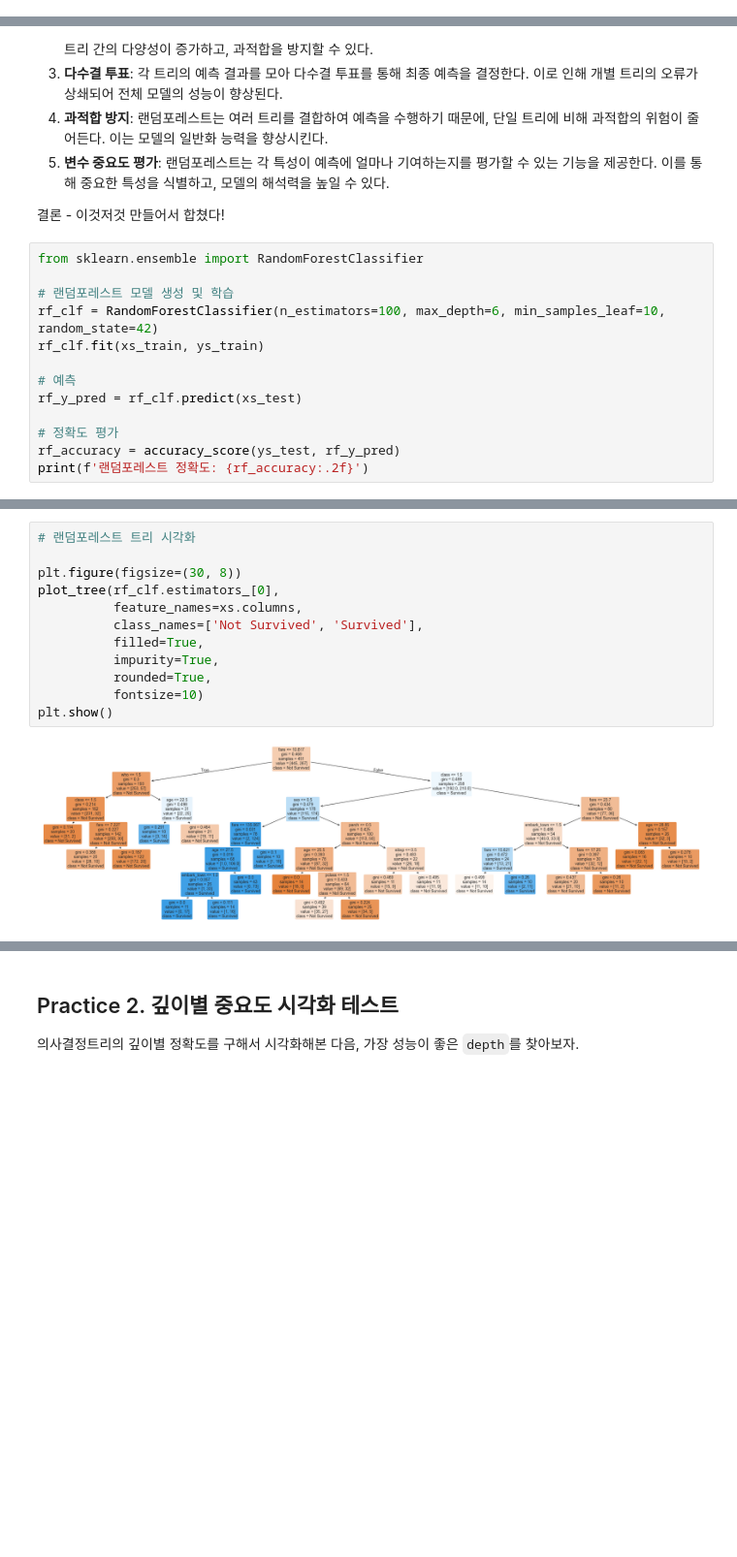
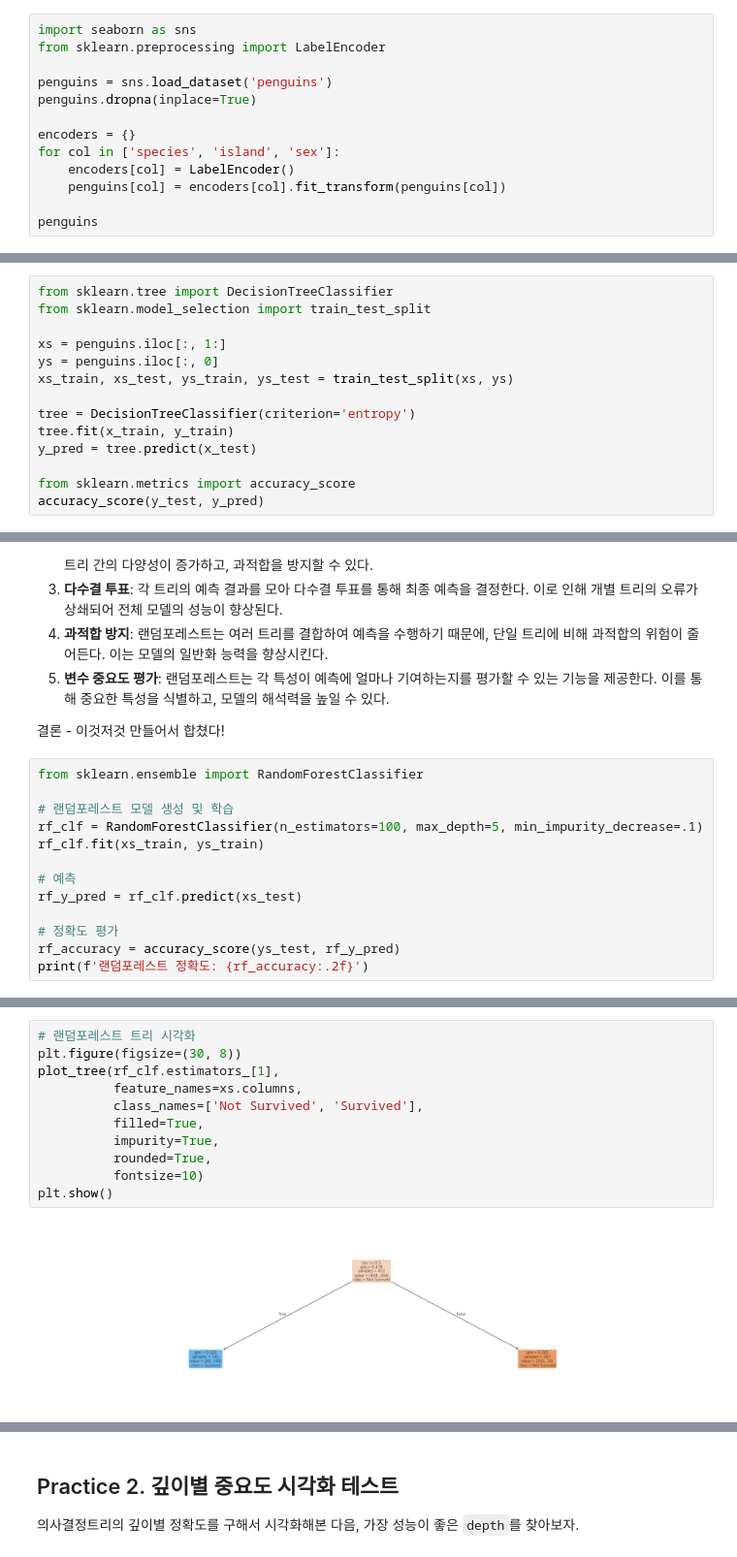
Before and after one commit to gatesplan/python-lecture, a Jupyter notebook: lecture-ml/ML 6. 의사결정트리, 랜덤포레스트와 앙상블 기법.ipynb, the cells around one changed output, grey strips where cells are left out. Shown at 97% size. Saved outputs shown, nothing was run; the diff lists cells and outputs as text; blank space fills up the shorter version.

```diff
--- a/lecture-ml/ML 6. 의사결정트리, 랜덤포레스트와 앙상블 기법.ipynb
+++ b/lecture-ml/ML 6. 의사결정트리, 랜덤포레스트와 앙상블 기법.ipynb
@@ -225,0 +229,13 @@ plt.show()
+# %%
+import seaborn as sns
+from sklearn.preprocessing import LabelEncoder
+
+penguins = sns.load_dataset('penguins')
+penguins.dropna(inplace=True)
+
+encoders = {}
+for col in ['species', 'island', 'sex']:
+    encoders[col] = LabelEncoder()
+    penguins[col] = encoders[col].fit_transform(penguins[col])
+
+penguins
@@ -225,0 +256,14 @@ plt.show()
+# %%
+from sklearn.tree import DecisionTreeClassifier
+from sklearn.model_selection import train_test_split
+
+xs = penguins.iloc[:, 1:]
+ys = penguins.iloc[:, 0]
+xs_train, xs_test, ys_train, ys_test = train_test_split(xs, ys)
+
+tree = DecisionTreeClassifier(criterion='entropy')
+tree.fit(x_train, y_train)
+y_pred = tree.predict(x_test)
+
+from sklearn.metrics import accuracy_score
+accuracy_score(y_test, y_pred)
@@ -241,7 +297,7 @@ plt.show()
 from sklearn.ensemble import RandomForestClassifier
 
 # 랜덤포레스트 모델 생성 및 학습
-rf_clf = RandomForestClassifier(n_estimators=100, max_depth=6, min_samples_leaf=10, random_state=42)
+rf_clf = RandomForestClassifier(n_estimators=100, max_depth=5, min_impurity_decrease=.1)
 rf_clf.fit(xs_train, ys_train)
 
 # 예측
@@ -255,16 +331,15 @@ print(f'랜덤포레스트 정확도: {rf_accuracy:.2f}')
 # %%
 # 랜덤포레스트 트리 시각화
-
 plt.figure(figsize=(30, 8))
-plot_tree(rf_clf.estimators_[0],
+plot_tree(rf_clf.estimators_[1],
           feature_names=xs.columns,
           class_names=['Not Survived', 'Survived'],
           filled=True,
           impurity=True,
           rounded=True,
           fontsize=10)
 plt.show()
 # %% [output]
-[figure, old version]
+[figure, new version]
 # %%
 # 특성 중요도 시각화
```
Also changed, not shown: parts of 22 cells of this notebook, 2 other files.
